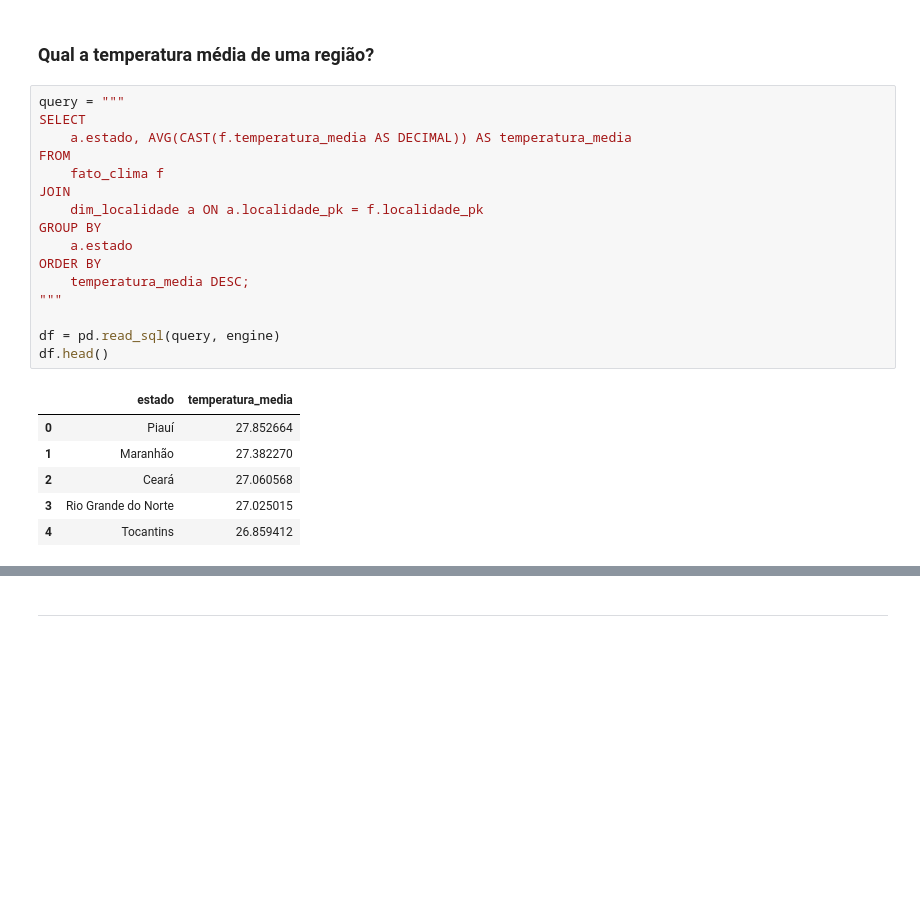
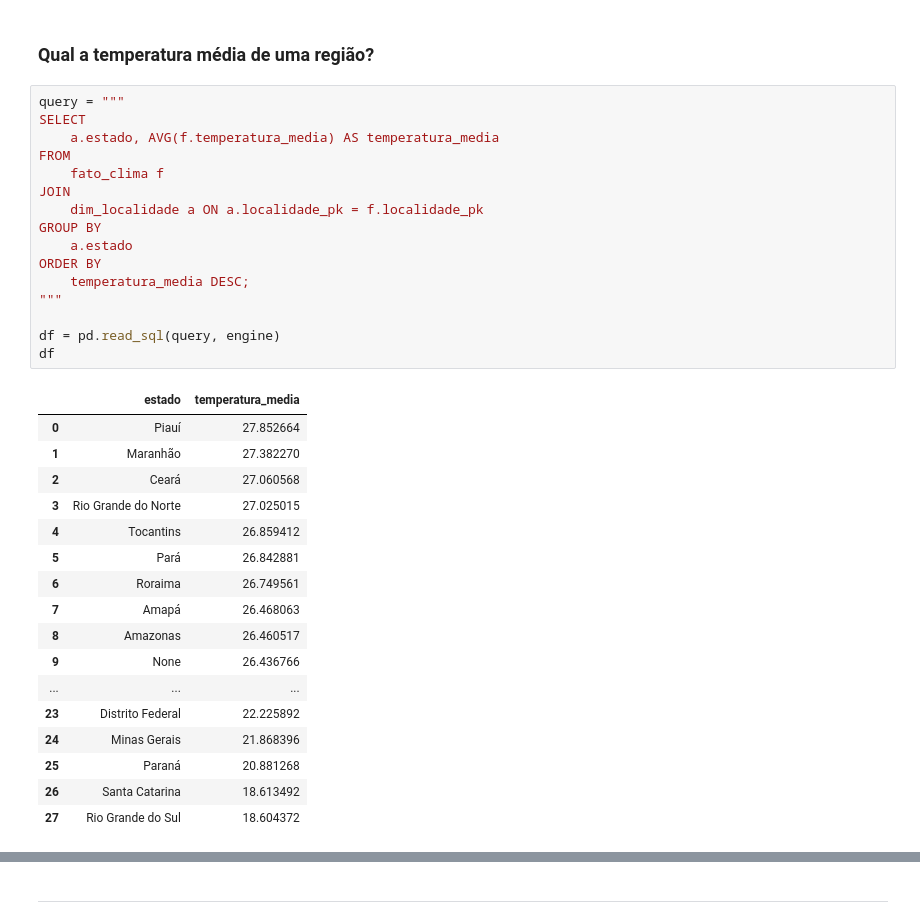
Before and after one commit to rodrigorcz/cancer-climate-dw, a Jupyter notebook: consultas.ipynb, the cells around one changed output, grey strips where cells are left out. Cells and saved outputs as stored; diff of their text form; blank space fills up the shorter version.

```diff
--- a/consultas.ipynb
+++ b/consultas.ipynb
@@ -95,26 +97,37 @@ precipitacao_estados.plot(column='media_precipitacao', cmap='Blues', legend=True
 # %%
 query = """
 SELECT
-    a.estado, AVG(CAST(f.temperatura_media AS DECIMAL)) AS temperatura_media
+    a.estado, AVG(f.temperatura_media) AS temperatura_media
 FROM
     fato_clima f
 JOIN
     dim_localidade a ON a.localidade_pk = f.localidade_pk
 GROUP BY
     a.estado
 ORDER BY
     temperatura_media DESC;
 """
 
 df = pd.read_sql(query, engine)
-df.head()
+df
 # %% [output]
 |  | estado | temperatura_media |
 | 0 | Piauí | 27.852664 |
 | 1 | Maranhão | 27.382270 |
 | 2 | Ceará | 27.060568 |
 | 3 | Rio Grande do Norte | 27.025015 |
 | 4 | Tocantins | 26.859412 |
+| 5 | Pará | 26.842881 |
+| 6 | Roraima | 26.749561 |
+| 7 | Amapá | 26.468063 |
+| 8 | Amazonas | 26.460517 |
+| 9 | None | 26.436766 |
+| ... | ... | ... |
+| 23 | Distrito Federal | 22.225892 |
+| 24 | Minas Gerais | 21.868396 |
+| 25 | Paraná | 20.881268 |
+| 26 | Santa Catarina | 18.613492 |
+| 27 | Rio Grande do Sul | 18.604372 |
 # %%
 precipitacao_estados = info_brasil.merge(df, on='estado', how='left')
 precipitacao_estados.plot(column='temperatura_media',
```
Also changed, not shown: parts of 29 cells of this notebook, 1 other file.
